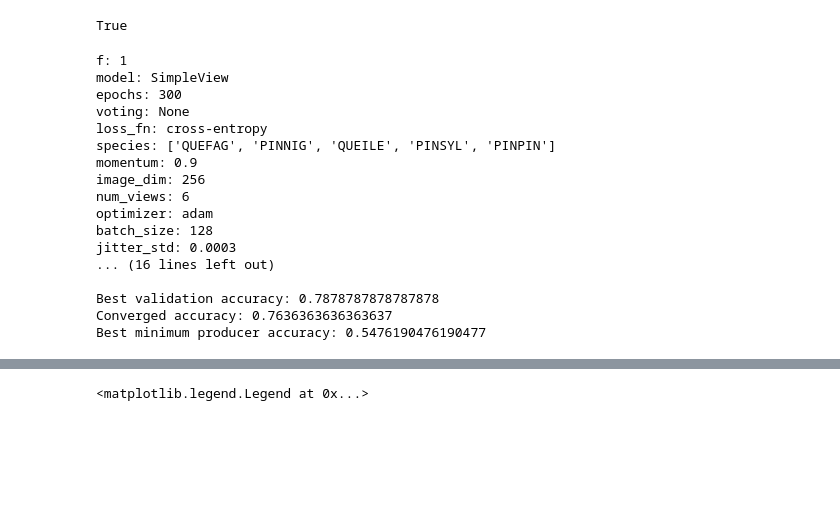
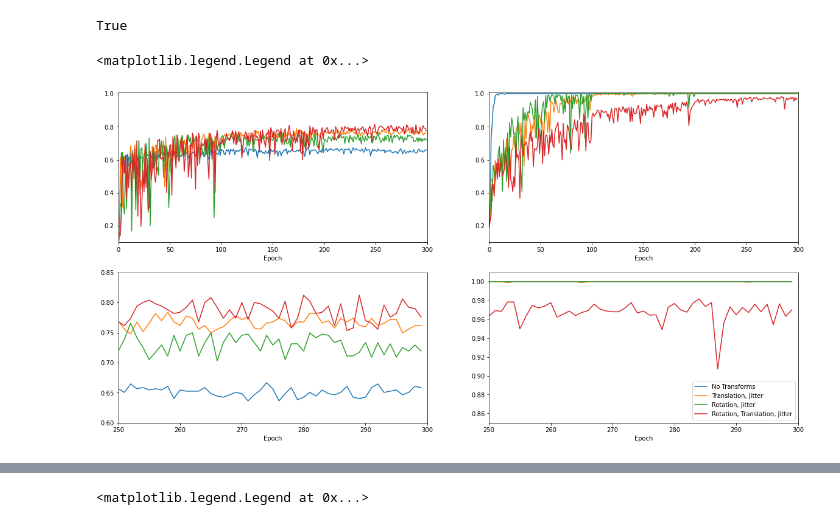
Before and after one commit to mataln/laser-trees, a Jupyter notebook: notebooks/tmp.ipynb, the cells around one changed output, grey strips where cells are left out. Cells and saved outputs as stored; diff of their text form; code cells hidden in the pictures; blank space fills up the shorter version.

Commit message:
Convergence Plots

```diff
--- a/notebooks/tmp.ipynb
+++ b/notebooks/tmp.ipynb
@@ -7,7 +7,7 @@ import pickle
 import seaborn as sns
 import matplotlib
 import matplotlib.pyplot as plt
-plt.rc('text', usetex=True)
+#plt.rc('text', usetex=True)
 # %%
 df = pd.read_csv('../data/treesXYZ/meta/META.csv')
 # %%
@@ -45,23 +50,3 @@ def get_metrics_from_wandb(run_id):
 
 
     return run
-# %%
-run = get_metrics_from_wandb("29jdopp5")
-# %% [output]
-f: 1
-model: SimpleView
-epochs: 300
-voting: None
-loss_fn: cross-entropy
-species: ['QUEFAG', 'PINNIG', 'QUEILE', 'PINSYL', 'PINPIN']
-momentum: 0.9
-image_dim: 256
-num_views: 6
-optimizer: adam
-batch_size: 128
-jitter_std: 0.0003
-... (16 lines left out)
-
-Best validation accuracy: 0.7878787878787878
-Converged accuracy: 0.7636363636363637
-Best minimum producer accuracy: 0.5476190476190477
@@ -67,0 +62,57 @@ Best minimum producer accuracy: 0.5476190476190477
+# %%
+%%capture
+
+run = {}
+run['n'] = get_metrics_from_wandb('j378jm0z')
+run['tj'] = get_metrics_from_wandb('3saa7e28')
+run['rj'] = get_metrics_from_wandb('1dqxyyd0')
+run['rtj'] = get_metrics_from_wandb('1ggo7fhs')
+
+run_flat = {}
+run_flat['n_0003'] = get_metrics_from_wandb('3en3hlrm');
+run_flat['rtj_0001'] = get_metrics_from_wandb('2vq2vb05');
+run_flat['rtj_0003'] = get_metrics_from_wandb('3jpv2op4');
+# %%
+fig, ax = plt.subplots(2,2, figsize=(20,10))
+
+run['n'].history().plot(x="Epoch", y="Validation Accuracy", ax=ax[0,0])
+run['tj'].history().plot(x="Epoch", y="Validation Accuracy", ax=ax[0,0])
+run['rj'].history().plot(x="Epoch", y="Validation Accuracy", ax=ax[0,0])
+run['rtj'].history().plot(x="Epoch", y="Validation Accuracy", ax=ax[0,0])
+
+run['n'].history().plot(x="Epoch", y="Train Accuracy", ax=ax[0,1])
+run['tj'].history().plot(x="Epoch", y="Train Accuracy", ax=ax[0,1])
+run['rj'].history().plot(x="Epoch", y="Train Accuracy", ax=ax[0,1])
+run['rtj'].history().plot(x="Epoch", y="Train Accuracy", ax=ax[0,1])
+
+run['n'].history().plot(x="Epoch", y="Validation Accuracy", ax=ax[1,0])
+run['tj'].history().plot(x="Epoch", y="Validation Accuracy", ax=ax[1,0])
+run['rj'].history().plot(x="Epoch", y="Validation Accuracy", ax=ax[1,0])
+run['rtj'].history().plot(x="Epoch", y="Validation Accuracy", ax=ax[1,0])
+
+run['n'].history().plot(x="Epoch", y="Train Accuracy", ax=ax[1,1])
+run['tj'].history().plot(x="Epoch", y="Train Accuracy", ax=ax[1,1])
+run['rj'].history().plot(x="Epoch", y="Train Accuracy", ax=ax[1,1])
+run['rtj'].history().plot(x="Epoch", y="Train Accuracy", ax=ax[1,1])
+
+ax[0,0].set_xlim((0,300))
+ax[0,0].set_ylim((0.1,1.01))
+#ax[0,0].legend(['No Transforms','Translation, Jitter','Rotation, Jitter','Rotation, Translation, Jitter'])
+ax[0,0].get_legend().remove()
+
+ax[0,1].set_xlim((0,300))
+ax[0,1].set_ylim((0.1,1.01))
+#ax[0,1].legend(['No Transforms','Translation, Jitter','Rotation, Jitter','Rotation, Translation, Jitter'])
+ax[0,1].get_legend().remove()
+
+ax[1,0].set_xlim((250,300))
+ax[1,0].set_ylim((0.6,0.85))
+#ax[1,0].legend(['No Transforms','Translation, Jitter','Rotation, Jitter','Rotation, Translation, Jitter'])
+ax[1,0].get_legend().remove()
+
+ax[1,1].set_xlim((250,300))
+ax[1,1].set_ylim((0.85,1.01))
+ax[1,1].legend(['No Transforms','Translation, Jitter','Rotation, Jitter','Rotation, Translation, Jitter'], loc='lower right')
+# %% [output]
+<matplotlib.legend.Legend at 0x...>
+[figure, added]
```
Also changed, not shown: parts of 3 cells of this notebook.
